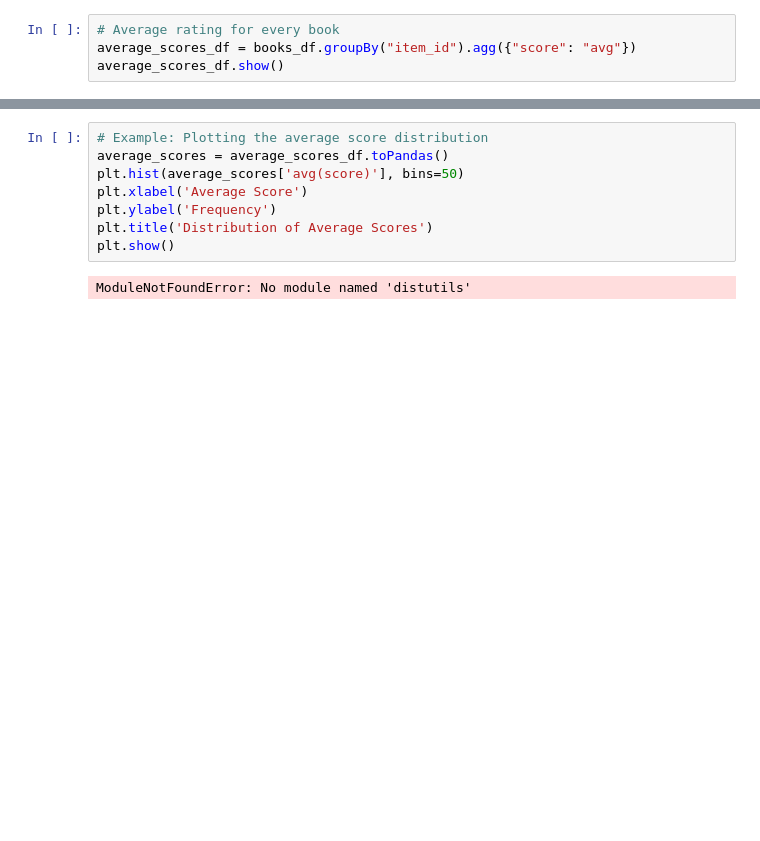
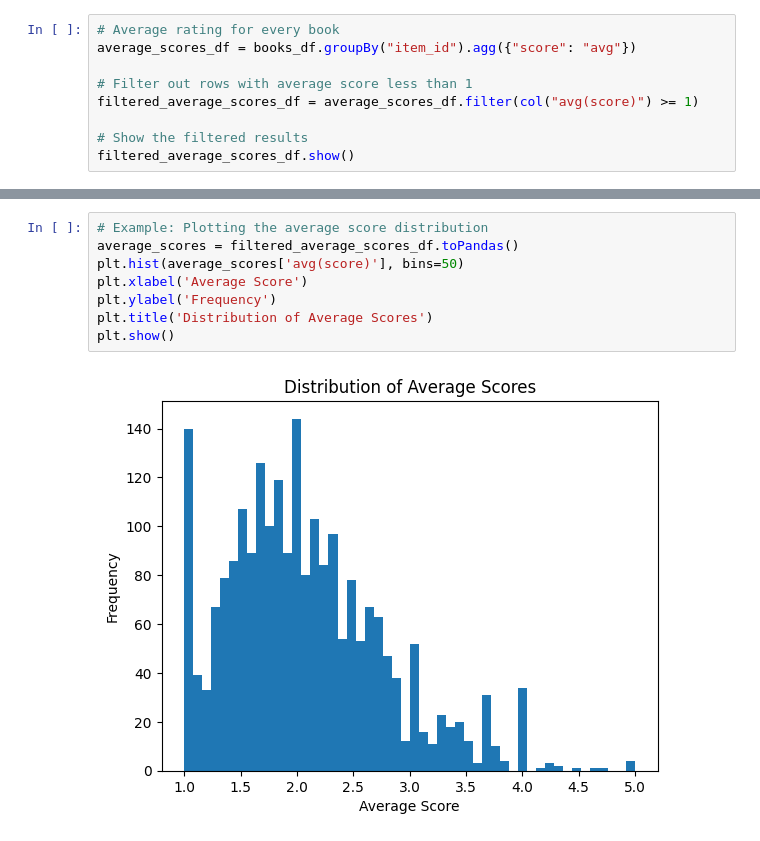
Before and after one commit to clovisngu/big-data-Technology, a Jupyter notebook: survey_answers.ipynb, the cells around one changed output, grey strips where cells are left out. Cells and saved outputs as stored; diff of their text form; blank space fills up the shorter version.

Commit message:
Fixed the visualisation

```diff
--- a/survey_answers.ipynb
+++ b/survey_answers.ipynb
@@ -42,4 +25,9 @@ root
 # %%
 # Average rating for every book
 average_scores_df = books_df.groupBy("item_id").agg({"score": "avg"})
-average_scores_df.show()
+
+# Filter out rows with average score less than 1
+filtered_average_scores_df = average_scores_df.filter(col("avg(score)") >= 1)
+
+# Show the filtered results
+filtered_average_scores_df.show()
@@ -86,10 +38,10 @@ only showing top 20 rows
 # %%
 # Example: Plotting the average score distribution
-average_scores = average_scores_df.toPandas()
+average_scores = filtered_average_scores_df.toPandas()
 plt.hist(average_scores['avg(score)'], bins=50)
 plt.xlabel('Average Score')
 plt.ylabel('Frequency')
 plt.title('Distribution of Average Scores')
 plt.show()
 # %% [output]
-ModuleNotFoundError: No module named 'distutils'
+[figure, added]
```
Also changed, not shown: parts of 5 cells of this notebook.
